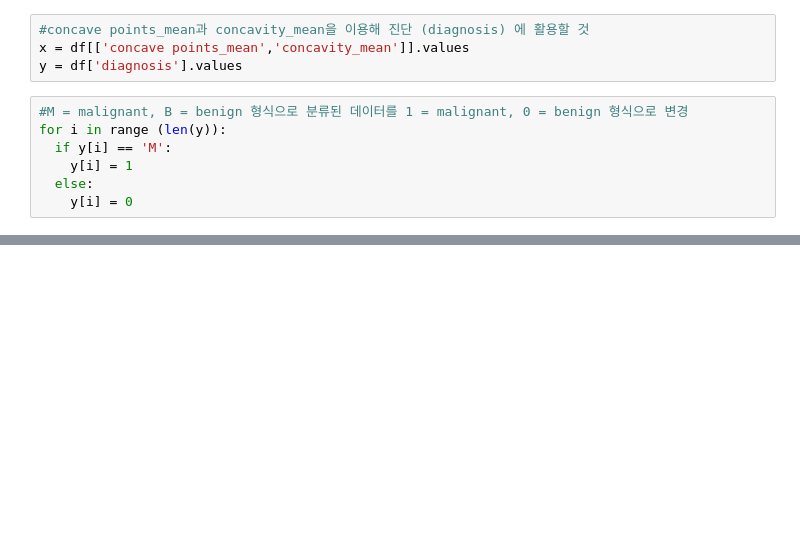
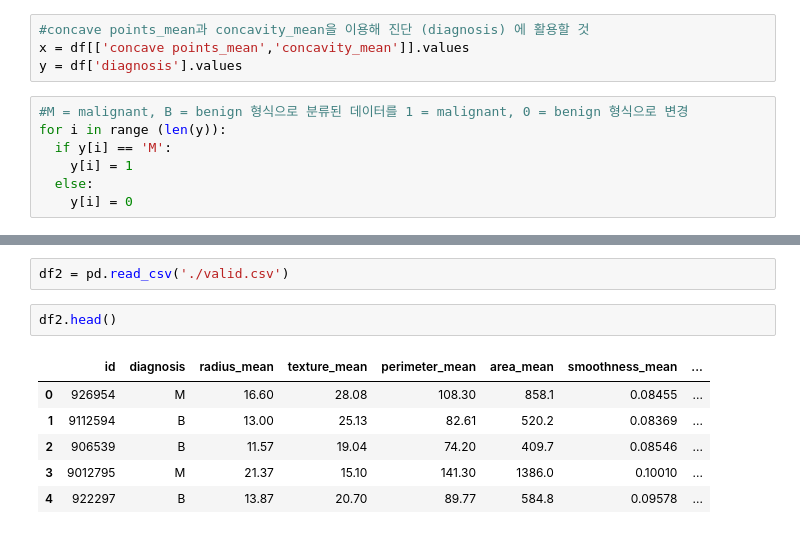
Before and after one commit to boringariel/Tensorflow, a Jupyter notebook: breast_cancer.ipynb, the cells around one changed output, grey strips where cells are left out. Saved outputs shown, nothing was run; the diff lists cells and outputs as text; blank space fills up the shorter version.

```diff
--- a/breast_cancer.ipynb
+++ b/breast_cancer.ipynb
@@ -102,0 +136,11 @@ print("\n Accuracy: %.4f"%(model.evaluate(x,y)[1]))
+# %%
+df2 = pd.read_csv('./valid.csv')
+# %%
+df2.head()
+# %% [output]
+|  | id | diagnosis | radius_mean | texture_mean | perimeter_mean | area_mean | smoothness_mean | ... |
+| 0 | 926954 | M | 16.60 | 28.08 | 108.30 | 858.1 | 0.08455 | ... |
+| 1 | 9112594 | B | 13.00 | 25.13 | 82.61 | 520.2 | 0.08369 | ... |
+| 2 | 906539 | B | 11.57 | 19.04 | 74.20 | 409.7 | 0.08546 | ... |
+| 3 | 9012795 | M | 21.37 | 15.10 | 141.30 | 1386.0 | 0.10010 | ... |
+| 4 | 922297 | B | 13.87 | 20.70 | 89.77 | 584.8 | 0.09578 | ... |
```
Also changed, not shown: parts of 15 cells of this notebook.
